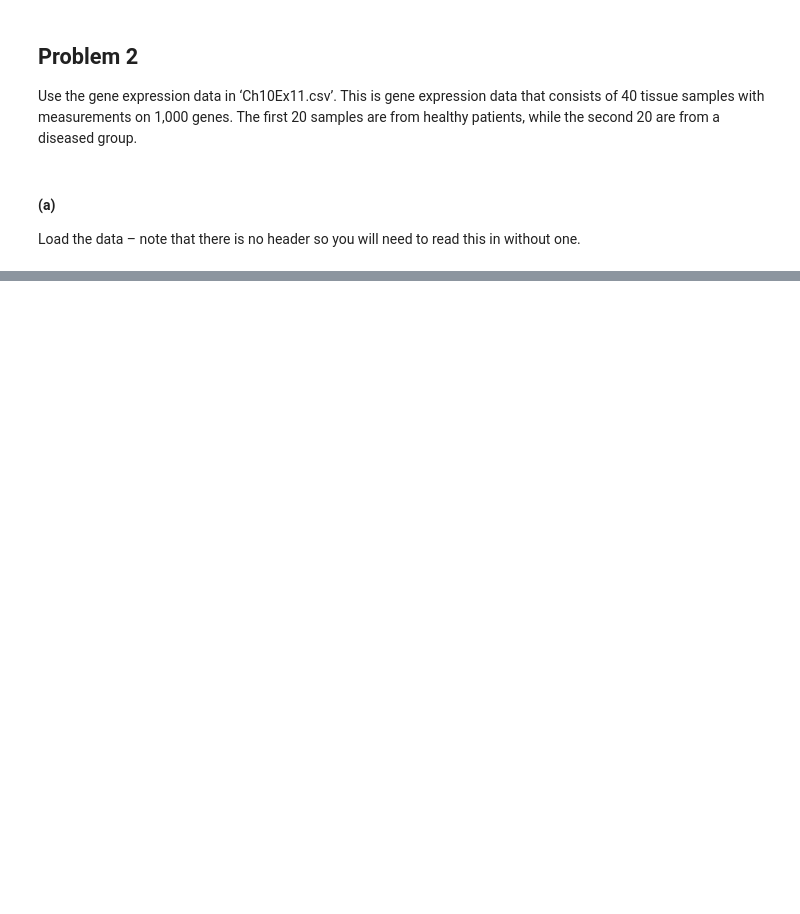
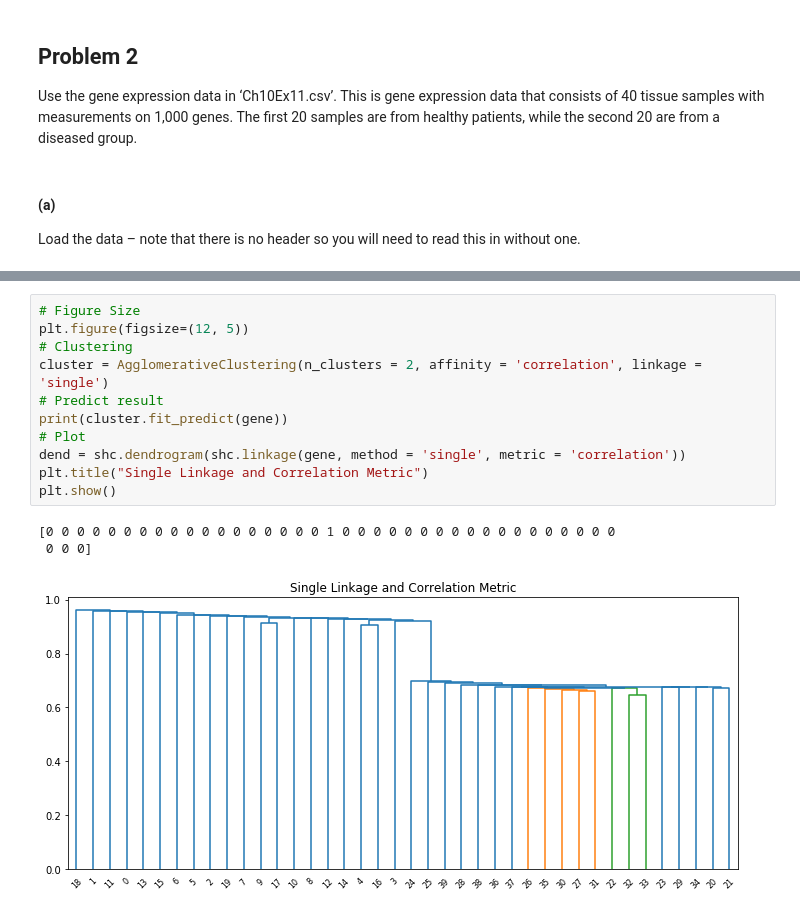
Before and after one commit to ZhuYRY/5018_DataScience, a Jupyter notebook: Lab5/Lab5.ipynb, the cells around one changed output, grey strips where cells are left out. Cells and saved outputs as stored; diff of their text form; blank space fills up the shorter version.

```diff
--- a/Lab5/Lab5.ipynb
+++ b/Lab5/Lab5.ipynb
@@ -173,0 +197,15 @@ Yes, the gene seperates the samples into two groups correctly. And the result of
+# %%
+# Figure Size
+plt.figure(figsize=(12, 5))
+# Clustering
+cluster = AgglomerativeClustering(n_clusters = 2, affinity = 'correlation', linkage = 'single')
+# Predict result
+print(cluster.fit_predict(gene))
+# Plot
+dend = shc.dendrogram(shc.linkage(gene, method = 'single', metric = 'correlation'))
+plt.title("Single Linkage and Correlation Metric")
+plt.show()
+# %% [output]
+[0 0 0 0 0 0 0 0 0 0 0 0 0 0 0 0 0 0 1 0 0 0 0 0 0 0 0 0 0 0 0 0 0 0 0 0 0
+ 0 0 0]
+[figure, added]
```
Also changed, not shown: parts of 16 cells of this notebook, 2 other files.
